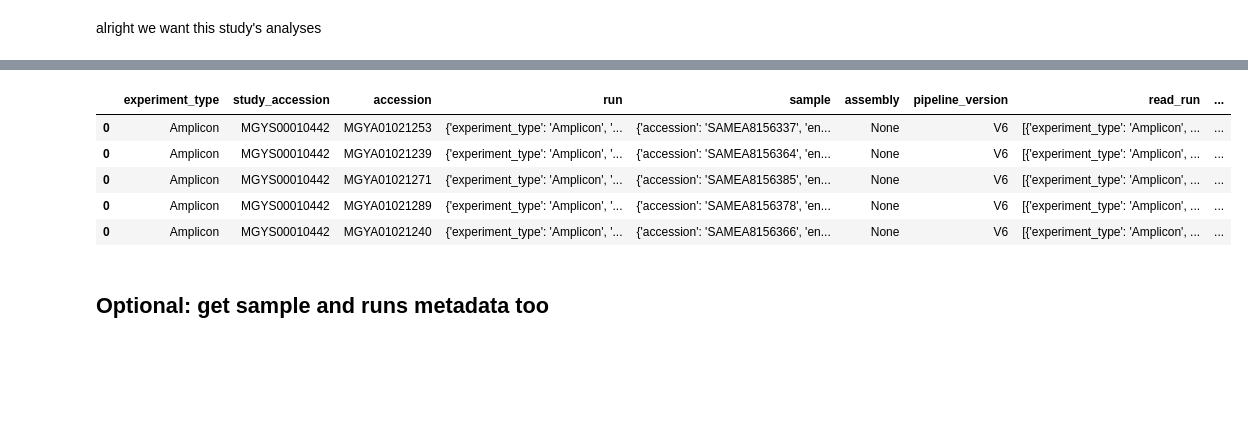
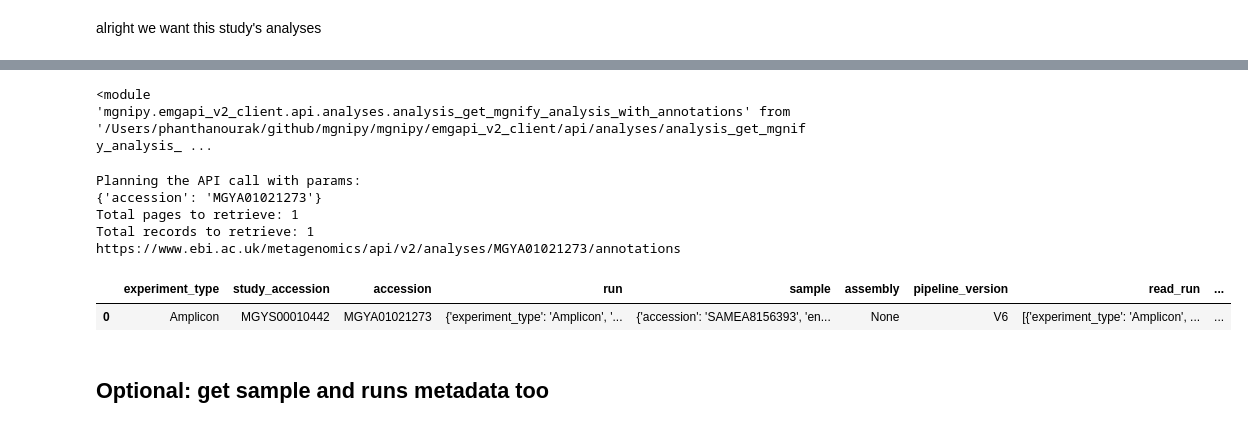
Before and after one commit to EBI-Metagenomics/mgnipy, a Jupyter notebook: docs/tutorial/get_all_analyses_for_study.ipynb, the cells around one changed output, grey strips where cells are left out. Saved outputs shown, nothing was run; the diff lists cells and outputs as text; code cells hidden in the pictures; blank space fills up the shorter version.

```diff
--- a/docs/tutorial/get_all_analyses_for_study.ipynb
+++ b/docs/tutorial/get_all_analyses_for_study.ipynb
@@ -100,7 +100,7 @@ await study_analyses.aget()
 # %%
 study_analyses_details = await study_analyses.acollect_details(
     fetch=True, #not lazily
-    by_accession=True # else as a list
+    #by_accession=True # else as a list
 )
 # %% [output]
 Planning the API call with params:
@@ -208,11 +358,14 @@ Total records to retrieve: 1
-# %%
-df_study_analyses_details = pd.concat([study_analyses_details[x].to_df() for x in study_analyses_details])
-
-df_study_analyses_details.head()
-# %% [output]
-|  | experiment_type | study_accession | accession | run | sample | assembly | pipeline_version | read_run | ... |
-| 0 | Amplicon | MGYS00010442 | MGYA01021253 | {'experiment_type': 'Amplicon', '... | {'accession': 'SAMEA8156337', 'en... | None | V6 | [{'experiment_type': 'Amplicon', ... | ... |
-| 0 | Amplicon | MGYS00010442 | MGYA01021239 | {'experiment_type': 'Amplicon', '... | {'accession': 'SAMEA8156364', 'en... | None | V6 | [{'experiment_type': 'Amplicon', ... | ... |
-| 0 | Amplicon | MGYS00010442 | MGYA01021271 | {'experiment_type': 'Amplicon', '... | {'accession': 'SAMEA8156385', 'en... | None | V6 | [{'experiment_type': 'Amplicon', ... | ... |
-| 0 | Amplicon | MGYS00010442 | MGYA01021289 | {'experiment_type': 'Amplicon', '... | {'accession': 'SAMEA8156378', 'en... | None | V6 | [{'experiment_type': 'Amplicon', ... | ... |
-| 0 | Amplicon | MGYS00010442 | MGYA01021240 | {'experiment_type': 'Amplicon', '... | {'accession': 'SAMEA8156366', 'en... | None | V6 | [{'experiment_type': 'Amplicon', ... | ... |
+# %%
+ok = study_analyses_details[0].annotations
+
+ok.endpoint_module
+# %% [output]
+<module 'mgnipy.emgapi_v2_client.api.analyses.analysis_get_mgnify_analysis_with_annotations' from '/Users/phanthanourak/github/mgnipy/mgnipy/emgapi_v2_client/api/analyses/analysis_get_mgnify_analysis_ ...
+# %%
+ok.explain()
+# %% [output]
+Planning the API call with params:
+{'accession': 'MGYA01021273'}
+Total pages to retrieve: 1
+Total records to retrieve: 1
+https://www.ebi.ac.uk/metagenomics/api/v2/analyses/MGYA01021273/annotations
@@ -219,3 +374,8 @@ df_study_analyses_details.head()
+# %%
+ok.to_df()
+# %% [output]
+|  | experiment_type | study_accession | accession | run | sample | assembly | pipeline_version | read_run | ... |
+| 0 | Amplicon | MGYS00010442 | MGYA01021273 | {'experiment_type': 'Amplicon', '... | {'accession': 'SAMEA8156393', 'en... | None | V6 | [{'experiment_type': 'Amplicon', ... | ... |
 # %% [markdown]
 ## Optional: get sample and runs metadata too
 # %% [markdown]
```
Also changed, not shown: parts of 13 cells of this notebook, 12 other files.
